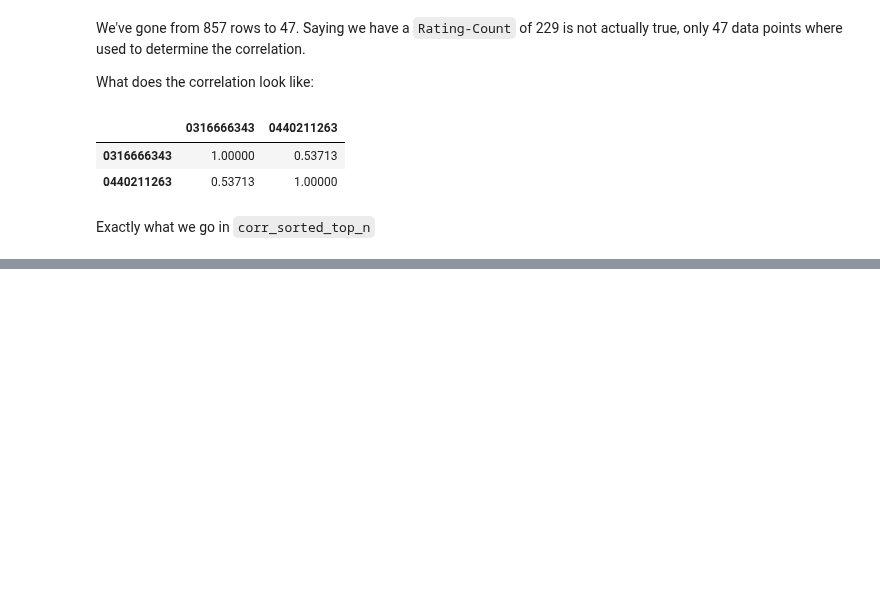
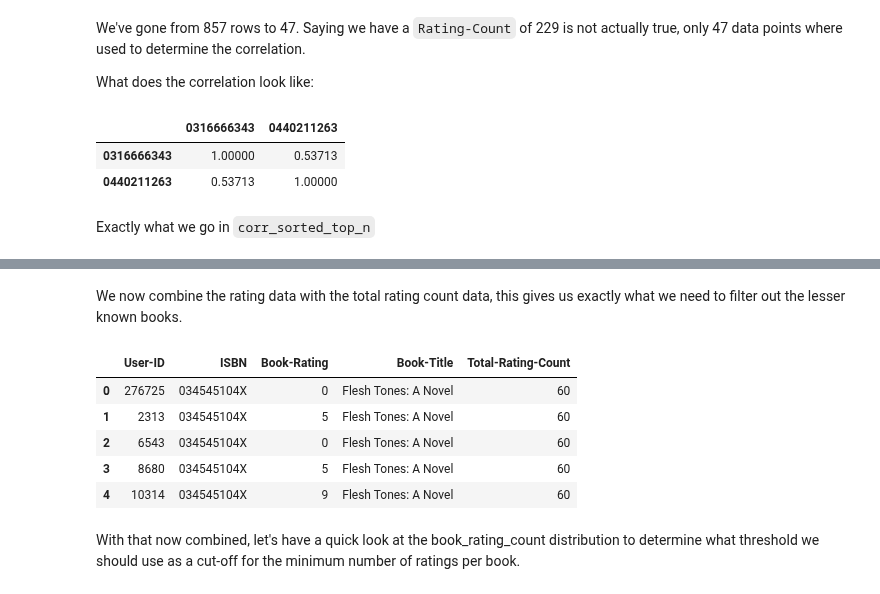
Before and after one commit to harpalsahota/DataScience, a Jupyter notebook: Recommendation_Systems/book_crossings.ipynb, the cells around one changed output, grey strips where cells are left out. Cells and saved outputs as stored; diff of their text form; code cells hidden in the pictures; blank space fills up the shorter version.

```diff
--- a/Recommendation_Systems/book_crossings.ipynb
+++ b/Recommendation_Systems/book_crossings.ipynb
@@ -409,0 +421,3 @@ Exactly what we go in `corr_sorted_top_n`
+# %%
+combined_book_ratings = pd.merge(ratings, books, on='ISBN')
+combined_book_ratings = combined_book_ratings[['User-ID', 'ISBN', 'Book-Rating', 'Book-Title']] # Only keep the columns we need for KNN
@@ -409,0 +433,2 @@ Exactly what we go in `corr_sorted_top_n`
+# %%
+combined_book_ratings = combined_book_ratings.dropna(axis=0, subset=['Book-Title']) # Drop rows which do not have a book title
@@ -409,0 +437,7 @@ Exactly what we go in `corr_sorted_top_n`
+# %%
+book_rating_count = (combined_book_ratings.groupby(by=['Book-Title'])['Book-Rating']
+ .count()
+ .reset_index()
+ .rename(columns={'Book-Rating': 'Total-Rating-Count'})
+ [['Book-Title', 'Total-Rating-Count']]
+)
@@ -409,0 +453,14 @@ Exactly what we go in `corr_sorted_top_n`
+# %% [markdown]
+We now combine the rating data with the total rating count data, this gives us exactly what we need to filter out the lesser known books.
+# %%
+ratings_with_total_ratings_count = combined_book_ratings.merge(book_rating_count, left_on='Book-Title', right_on='Book-Title', how='left')
+ratings_with_total_ratings_count.head()
+# %% [output]
+|  | User-ID | ISBN | Book-Rating | Book-Title | Total-Rating-Count |
+| 0 | 276725 | 034545104X | 0 | Flesh Tones: A Novel | 60 |
+| 1 | 2313 | 034545104X | 5 | Flesh Tones: A Novel | 60 |
+| 2 | 6543 | 034545104X | 0 | Flesh Tones: A Novel | 60 |
+| 3 | 8680 | 034545104X | 5 | Flesh Tones: A Novel | 60 |
+| 4 | 10314 | 034545104X | 9 | Flesh Tones: A Novel | 60 |
+# %% [markdown]
+With that now combined, let's have a quick look at the book_rating_count distribution to determine what threshold we should use as a cut-off for the minimum number of ratings per book.
```
Also changed, not shown: parts of 30 cells of this notebook.
